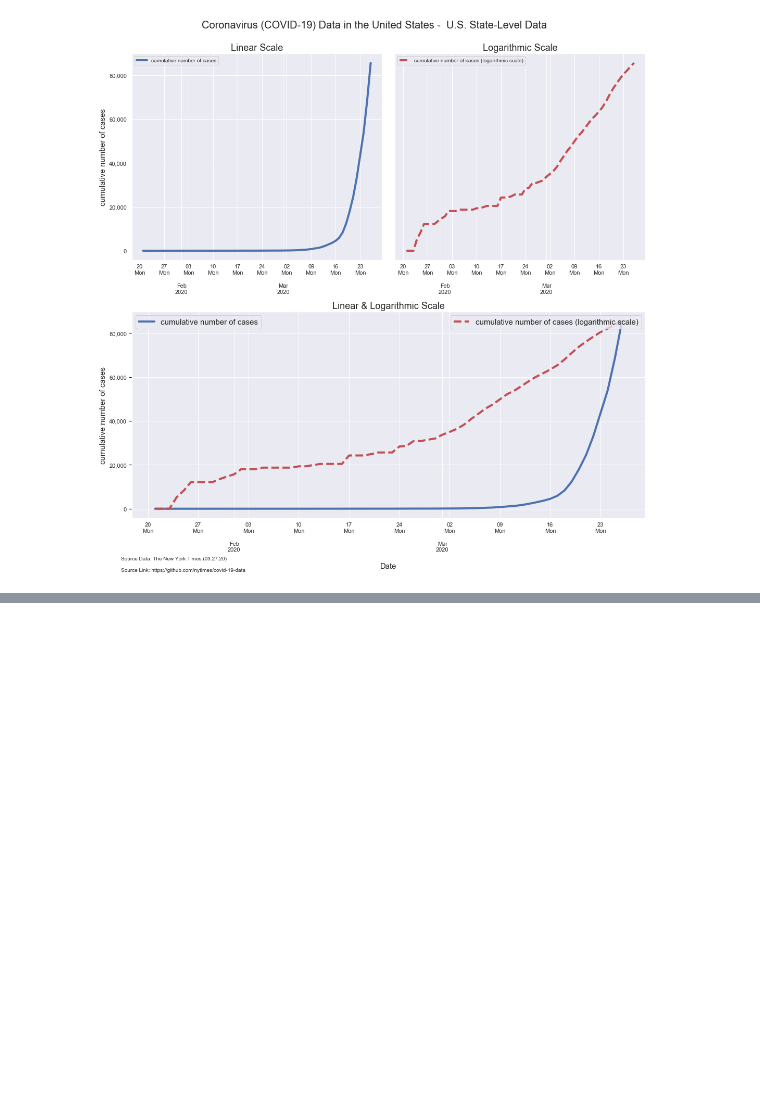
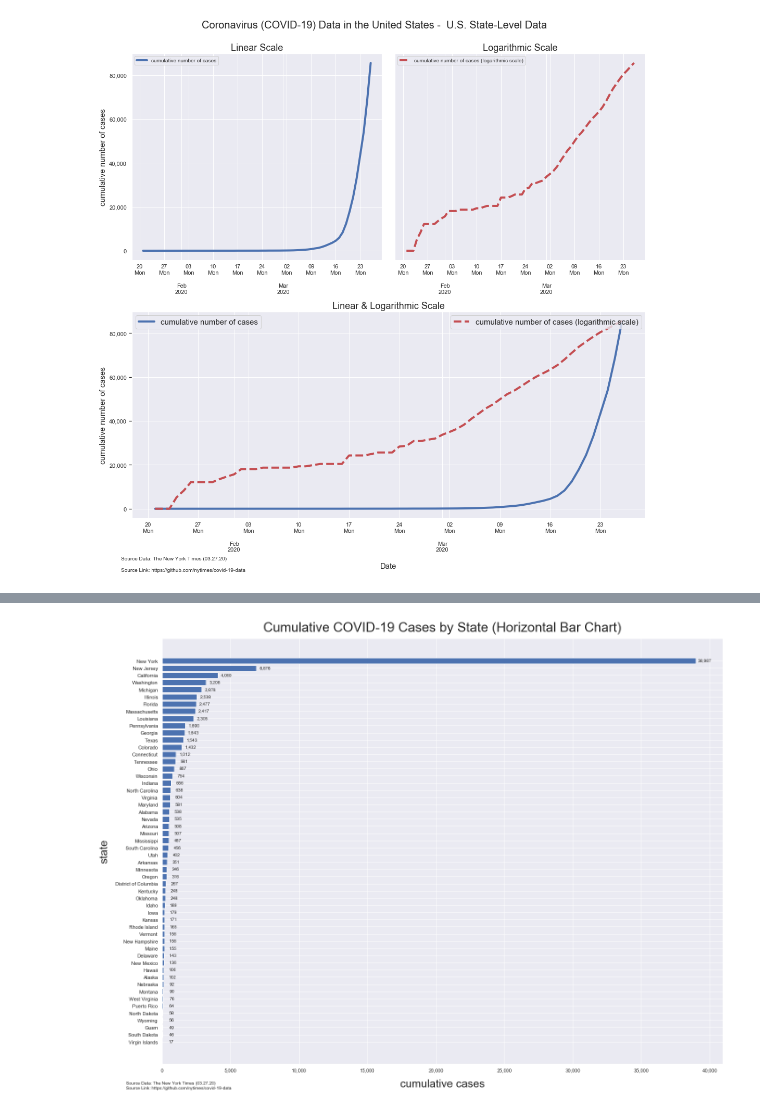
Before and after one commit to mebauer/covid-19-states, a Jupyter notebook: covid-19-data.ipynb, the cells around one changed output, grey strips where cells are left out. Drawn from its saved outputs; the diff is of its cells as text; code cells hidden in the pictures; blank space fills up the shorter version.

```diff
--- a/covid-19-data.ipynb
+++ b/covid-19-data.ipynb
@@ -340,0 +419,35 @@ plt.savefig('figures/nyt-covid-19-data-3subplots-032720')
+# %%
+bar = state_current_cases.sort_values(by = 'cases',
+                    ascending=True)
+bar.set_index('state', drop=False, inplace=True)
+
+plt.subplots(figsize=(20,15))
+ax = plt.subplot()
+
+label_1 = ax.barh(bar.index, bar.cases)
+plt.xlabel("cumulative cases", labelpad=14, fontsize=25)
+ax.get_xaxis().set_major_formatter(matplotlib.ticker.FuncFormatter(lambda x, p: format(int(x), ',')))
+plt.ylabel("state", labelpad=14, fontsize=25)
+
+def autolabel_1(rects):
+    for rect in rects:
+        width = rect.get_width()
+        yloc = rect.get_y() + rect.get_height() / 2
+        ax.annotate('{:,}'.format(width),
+                    xy=(width, yloc),
+                    xytext=(20, 0),
+                    textcoords="offset points",
+                    ha='center', va='center')
+
+autolabel_1(label_1)
+
+txt = ("Source Data: The New York Times (03.27.20)")
+txt2 = ('Source Link: https://github.com/nytimes/covid-19-data')
+plt.figtext(0.05, 0.02, txt, wrap=True, horizontalalignment='left', fontsize=10)
+plt.figtext(0.05, 0.01, txt2, wrap=True, horizontalalignment='left', fontsize=10)
+
+plt.title("Cumulative COVID-19 Cases by State (Horizontal Bar Chart)", pad=16, fontsize=30)
+plt.tight_layout()
+plt.savefig('figures/nyt-covid-19-data-barh-032720')
+# %% [output]
+[figure, added]
```
Also changed, not shown: parts of 10 cells of this notebook, 5 other files.
